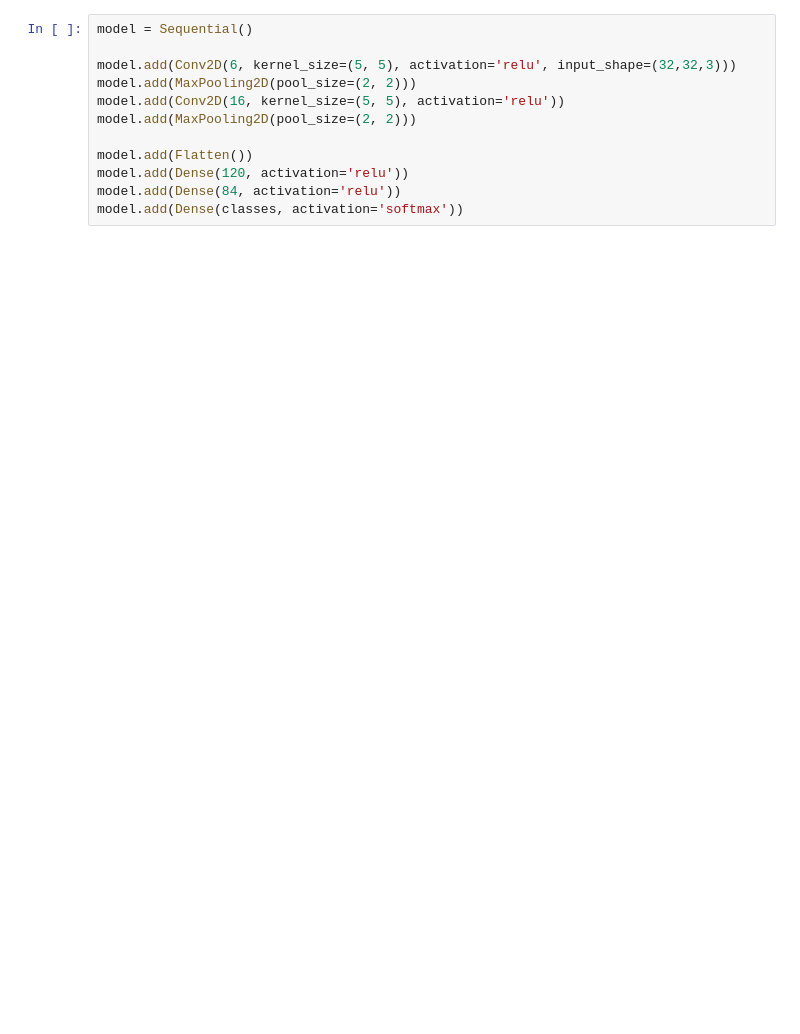
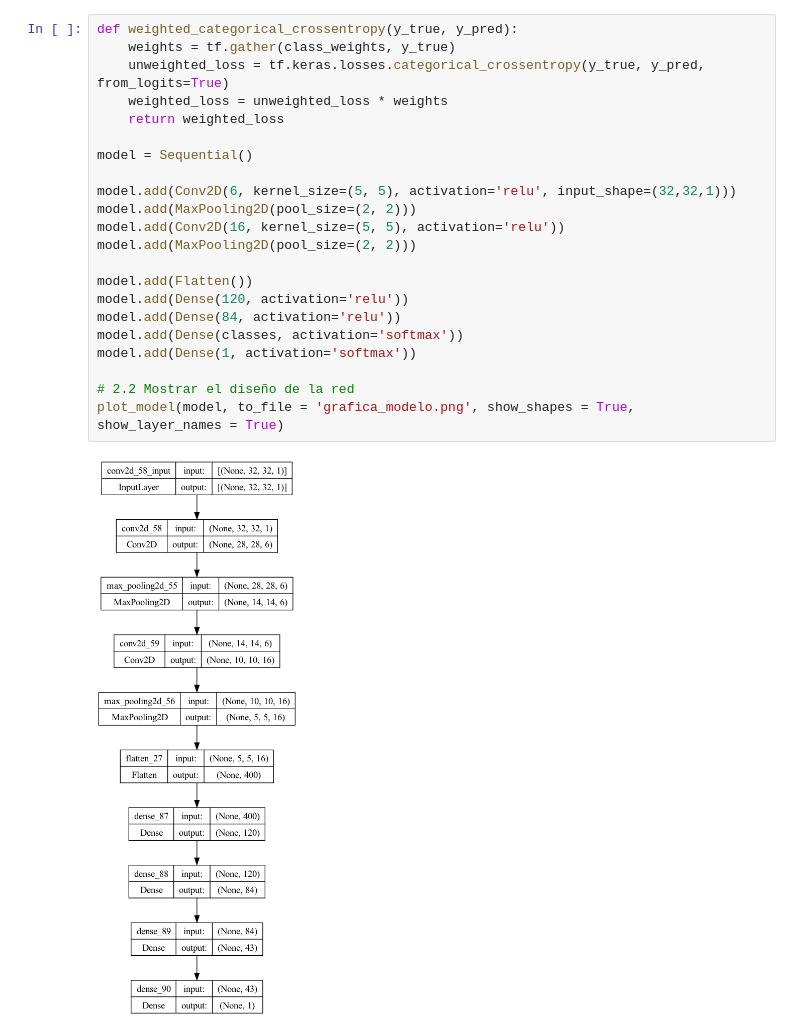
Before and after one commit to Roberto-VC/Lab2-DataScience, a Jupyter notebook: Lab2.ipynb, the cells around one changed output. Saved outputs shown, nothing was run; the diff lists cells and outputs as text; blank space fills up the shorter version.

```diff
--- a/Lab2.ipynb
+++ b/Lab2.ipynb
@@ -89,14 +77,26 @@ El Modelo LeNet es el pionero de las redes neuronales convolucionales, diseñada
 
 - Función de Activación. Operación apliacada para cada elemento en la salidad de una neurona. Ayuda para poder aprender a la neurona debido a su no linealidad. En otras palabras, ayuda a decir si se activa una neurona o no.
 # %%
+def weighted_categorical_crossentropy(y_true, y_pred):
+    weights = tf.gather(class_weights, y_true)
+    unweighted_loss = tf.keras.losses.categorical_crossentropy(y_true, y_pred, from_logits=True)
+    weighted_loss = unweighted_loss * weights
+    return weighted_loss
+
 model = Sequential()
 
-model.add(Conv2D(6, kernel_size=(5, 5), activation='relu', input_shape=(32,32,3)))
+model.add(Conv2D(6, kernel_size=(5, 5), activation='relu', input_shape=(32,32,1)))
 model.add(MaxPooling2D(pool_size=(2, 2)))
 model.add(Conv2D(16, kernel_size=(5, 5), activation='relu'))
 model.add(MaxPooling2D(pool_size=(2, 2)))
 
 model.add(Flatten())
 model.add(Dense(120, activation='relu'))
 model.add(Dense(84, activation='relu'))
 model.add(Dense(classes, activation='softmax'))
+model.add(Dense(1, activation='softmax'))
+
+# 2.2 Mostrar el diseño de la red
+plot_model(model, to_file = 'grafica_modelo.png', show_shapes = True, show_layer_names = True)
+# %% [output]
+[figure, added]
```
Also changed, not shown: parts of 14 cells of this notebook, 1 other file.
